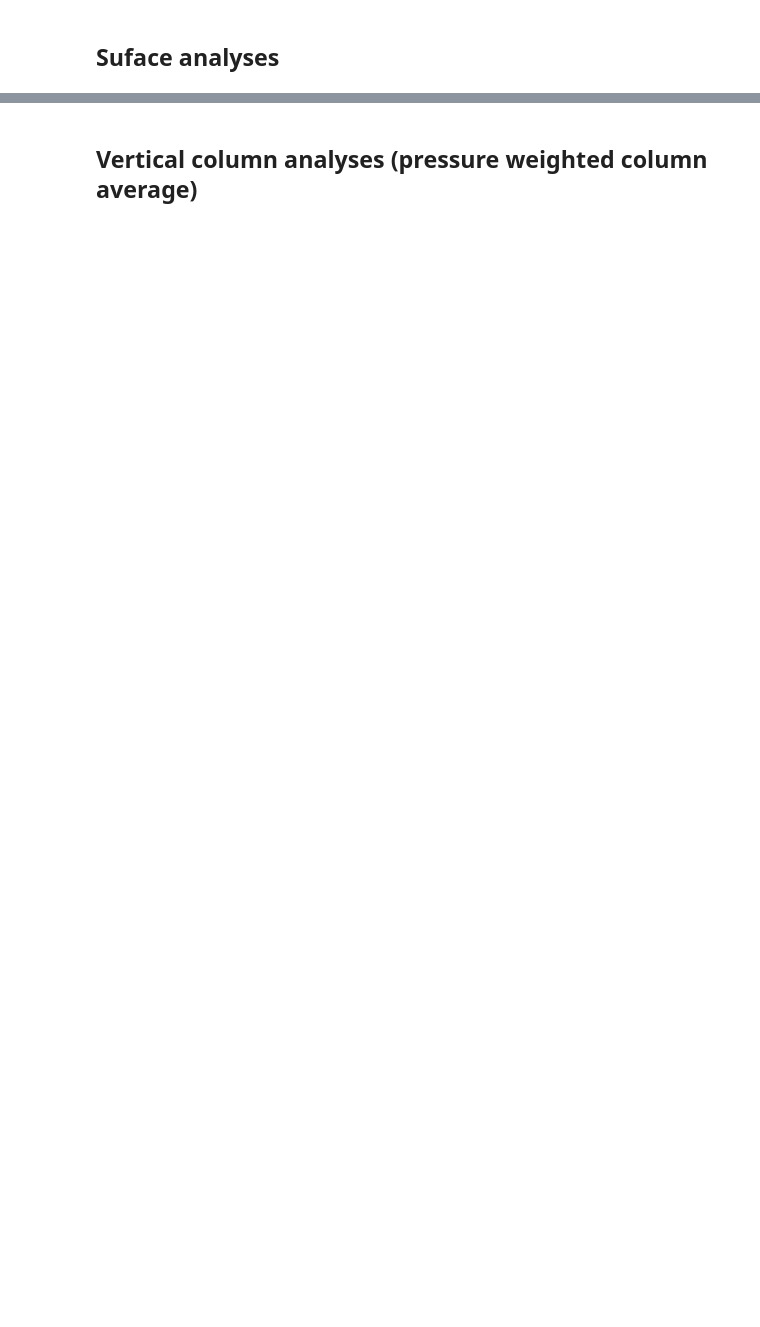
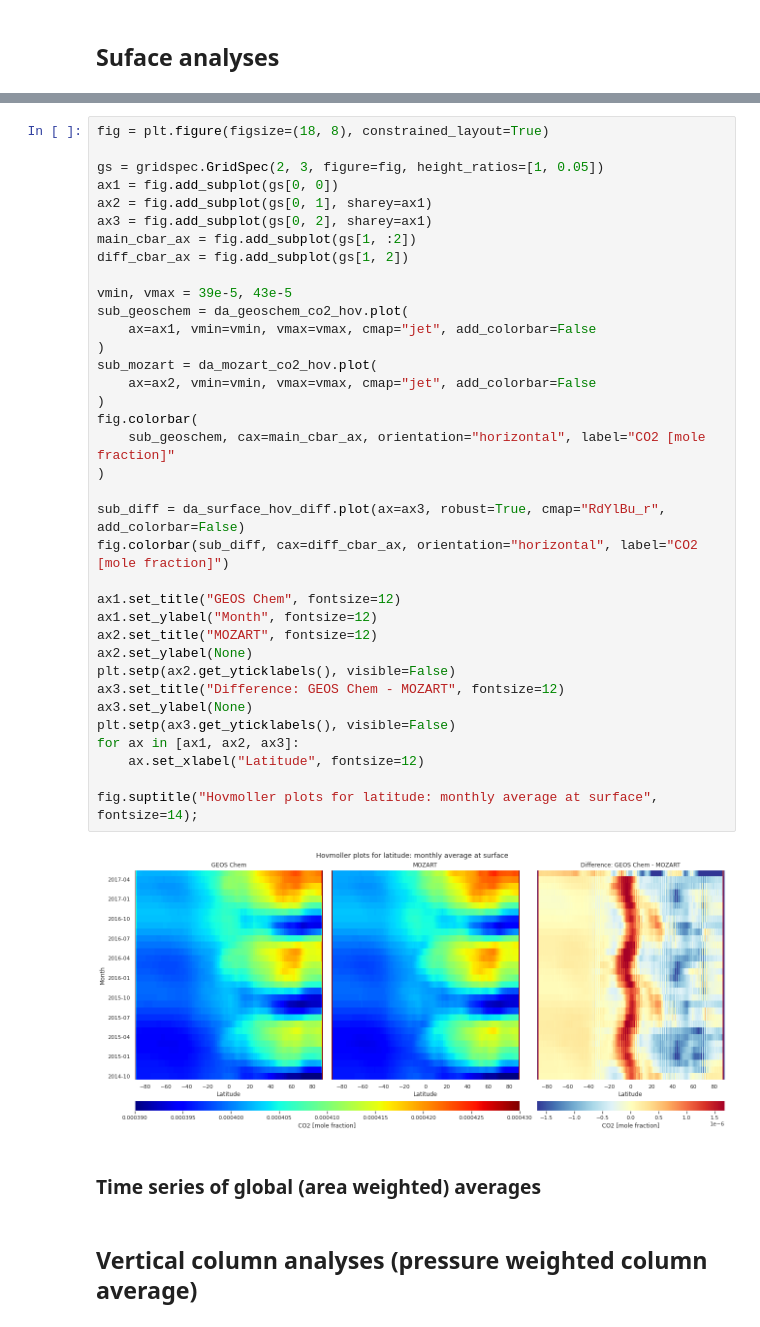
Before and after one commit to joshhjacobson/wombat-paper, a Jupyter notebook: validation/output_validation.ipynb, the cells around one changed output, grey strips where cells are left out. Drawn from its saved outputs; the diff is of its cells as text; blank space fills up the shorter version.

Commit message:
Produce map and hovmollers

```diff
--- a/validation/output_validation.ipynb
+++ b/validation/output_validation.ipynb
@@ -137,2 +240,42 @@ for month in date_range:
+# %%
+fig = plt.figure(figsize=(18, 8), constrained_layout=True)
+
+gs = gridspec.GridSpec(2, 3, figure=fig, height_ratios=[1, 0.05])
+ax1 = fig.add_subplot(gs[0, 0])
+ax2 = fig.add_subplot(gs[0, 1], sharey=ax1)
+ax3 = fig.add_subplot(gs[0, 2], sharey=ax1)
+main_cbar_ax = fig.add_subplot(gs[1, :2])
+diff_cbar_ax = fig.add_subplot(gs[1, 2])
+
+vmin, vmax = 39e-5, 43e-5
+sub_geoschem = da_geoschem_co2_hov.plot(
+    ax=ax1, vmin=vmin, vmax=vmax, cmap="jet", add_colorbar=False
+)
+sub_mozart = da_mozart_co2_hov.plot(
+    ax=ax2, vmin=vmin, vmax=vmax, cmap="jet", add_colorbar=False
+)
+fig.colorbar(
+    sub_geoschem, cax=main_cbar_ax, orientation="horizontal", label="CO2 [mole fraction]"
+)
+
+sub_diff = da_surface_hov_diff.plot(ax=ax3, robust=True, cmap="RdYlBu_r", add_colorbar=False)
+fig.colorbar(sub_diff, cax=diff_cbar_ax, orientation="horizontal", label="CO2 [mole fraction]")
+
+ax1.set_title("GEOS Chem", fontsize=12)
+ax1.set_ylabel("Month", fontsize=12)
+ax2.set_title("MOZART", fontsize=12)
+ax2.set_ylabel(None)
+plt.setp(ax2.get_yticklabels(), visible=False)
+ax3.set_title("Difference: GEOS Chem - MOZART", fontsize=12)
+ax3.set_ylabel(None)
+plt.setp(ax3.get_yticklabels(), visible=False)
+for ax in [ax1, ax2, ax3]:
+    ax.set_xlabel("Latitude", fontsize=12)
+
+fig.suptitle("Hovmoller plots for latitude: monthly average at surface", fontsize=14);
+# %% [output]
+[figure, added]
+# %% [markdown]
+### Time series of global (area weighted) averages
 # %% [markdown]
 ## Vertical column analyses (pressure weighted column average)
```
Also changed, not shown: parts of 12 cells of this notebook, 2 other files.
